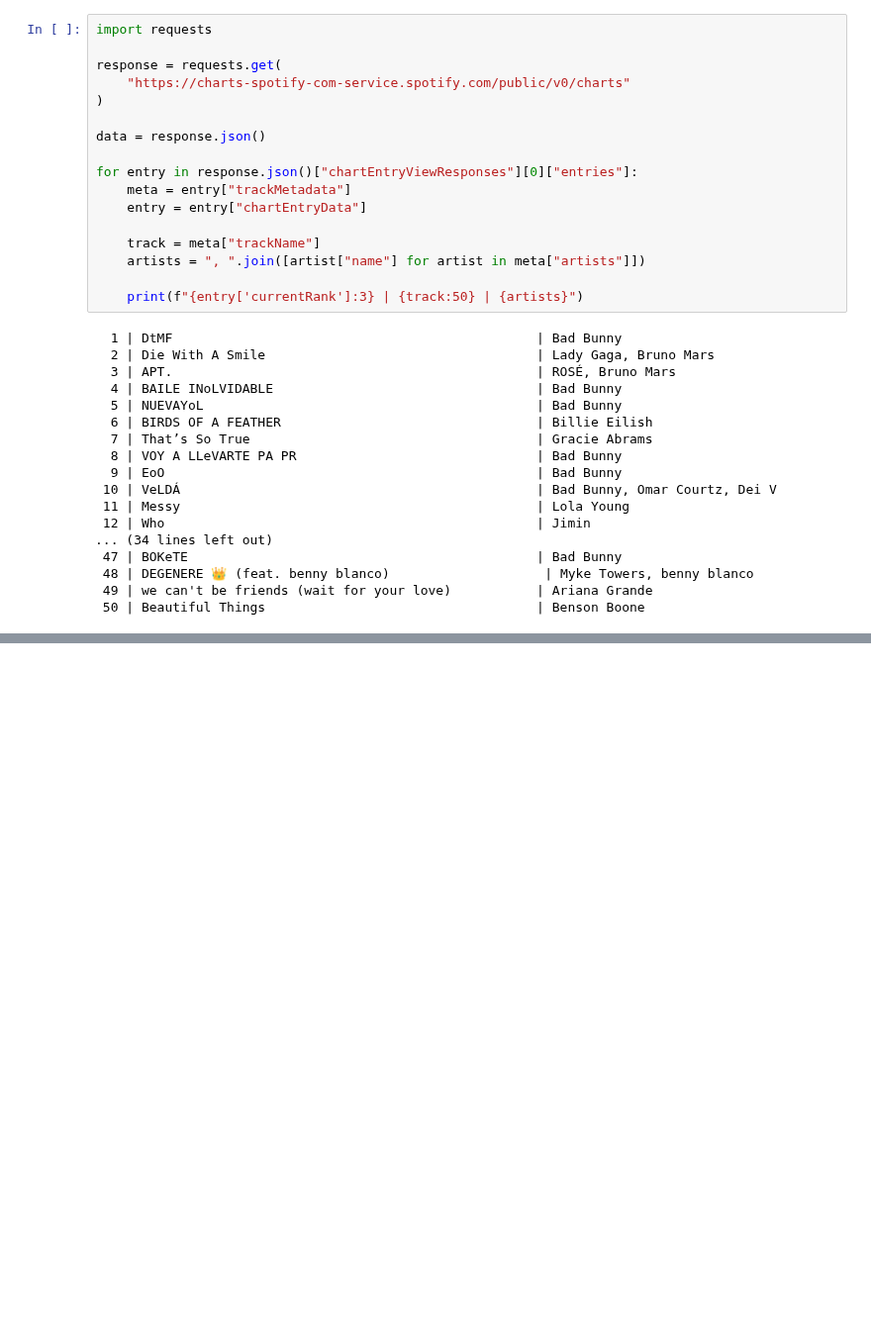
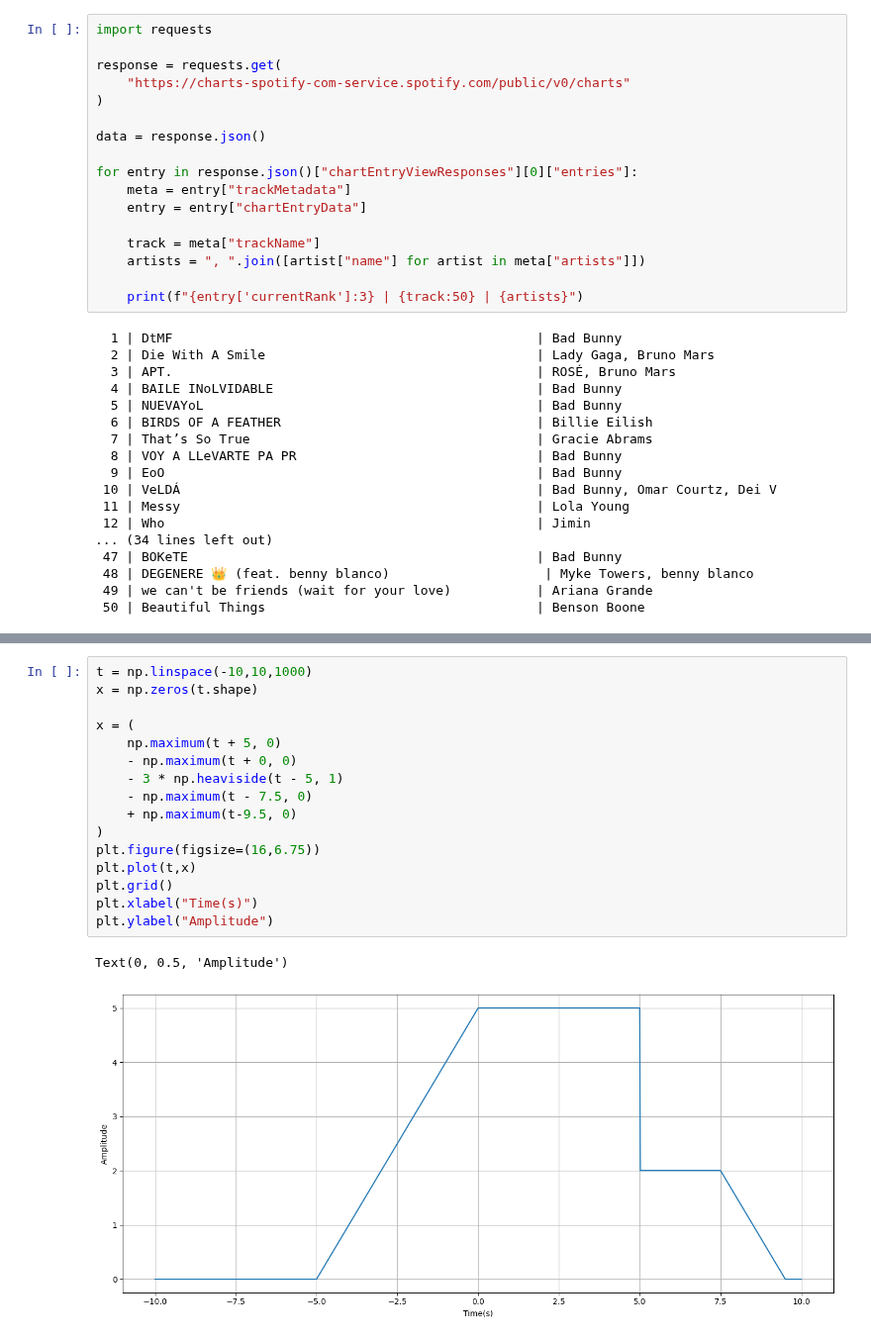
Before and after one commit to PabloCaicedoR/pablocaicedor.github.io, a Jupyter notebook: codigo/preparing_slides.ipynb, the cells around one changed output, grey strips where cells are left out. Shown at 99% size. Saved outputs shown, nothing was run; the diff lists cells and outputs as text; blank space fills up the shorter version.

```diff
--- a/codigo/preparing_slides.ipynb
+++ b/codigo/preparing_slides.ipynb
@@ -246,0 +300,19 @@ for entry in response.json()["chartEntryViewResponses"][0]["entries"]:
+# %%
+t = np.linspace(-10,10,1000)
+x = np.zeros(t.shape)
+
+x = (
+    np.maximum(t + 5, 0)
+    - np.maximum(t + 0, 0)
+    - 3 * np.heaviside(t - 5, 1)
+    - np.maximum(t - 7.5, 0)
+    + np.maximum(t-9.5, 0)
+)
+plt.figure(figsize=(16,6.75))
+plt.plot(t,x)
+plt.grid()
+plt.xlabel("Time(s)")
+plt.ylabel("Amplitude")
+# %% [output]
+Text(0, 0.5, 'Amplitude')
+[figure, added]
```
Also changed, not shown: parts of 1 cell of this notebook, 11 other files.
